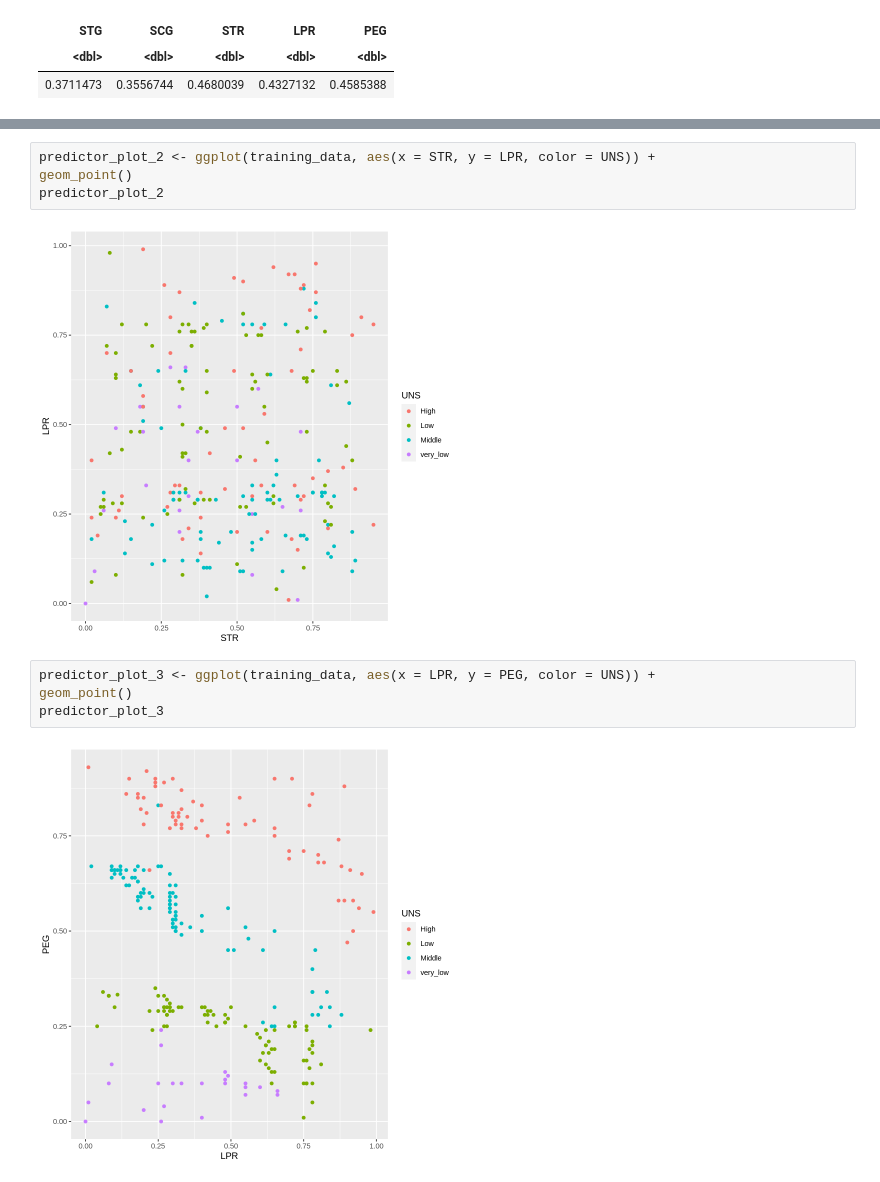
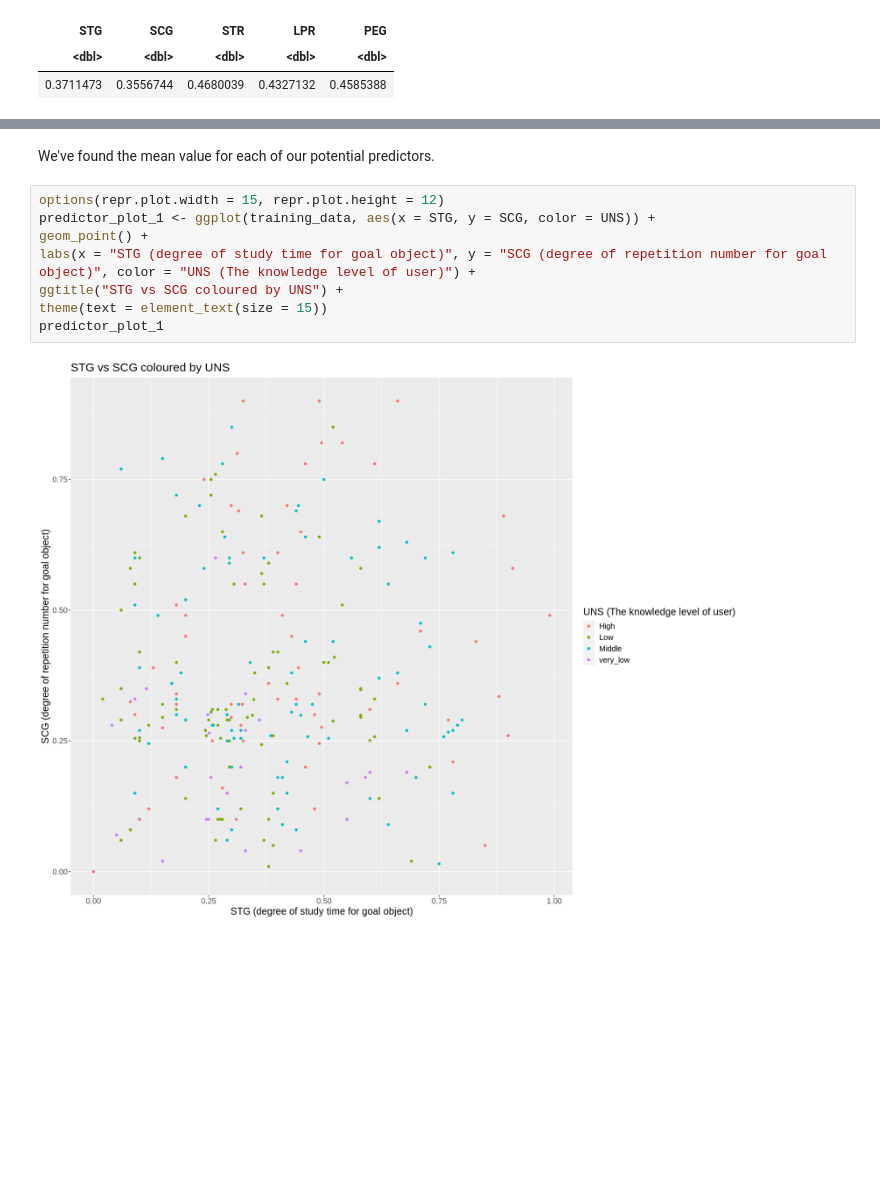
Before and after one commit to Jet-G/dsci-group-project-14, a Jupyter notebook: proposal/Proposal.ipynb, the cells around one changed output, grey strips where cells are left out. Cells and saved outputs as stored; diff of their text form; blank space fills up the shorter version.

```diff
--- a/proposal/Proposal.ipynb
+++ b/proposal/Proposal.ipynb
@@ -102,12 +98,12 @@ predictor_plot_1
-# %%
-predictor_plot_2 <- ggplot(training_data, aes(x = STR, y = LPR, color = UNS)) +
-geom_point()
-predictor_plot_2
-# %% [output]
-[figure, removed]
-# %%
-predictor_plot_3 <- ggplot(training_data, aes(x = LPR, y = PEG, color = UNS)) +
-geom_point()
-predictor_plot_3
-# %% [output]
-[figure, removed]
+# %% [markdown]
+We've found the mean value for each of our potential predictors.
+# %%
+options(repr.plot.width = 15, repr.plot.height = 12)
+predictor_plot_1 <- ggplot(training_data, aes(x = STG, y = SCG, color = UNS)) +
+geom_point() +
+labs(x = "STG (degree of study time for goal object)", y = "SCG (degree of repetition number for goal object)", color = "UNS (The knowledge level of user)") +
+ggtitle("STG vs SCG coloured by UNS") +
+theme(text = element_text(size = 15))
+predictor_plot_1
+# %% [output]
+[figure, added]
```
Also changed, not shown: parts of 15 cells of this notebook.
